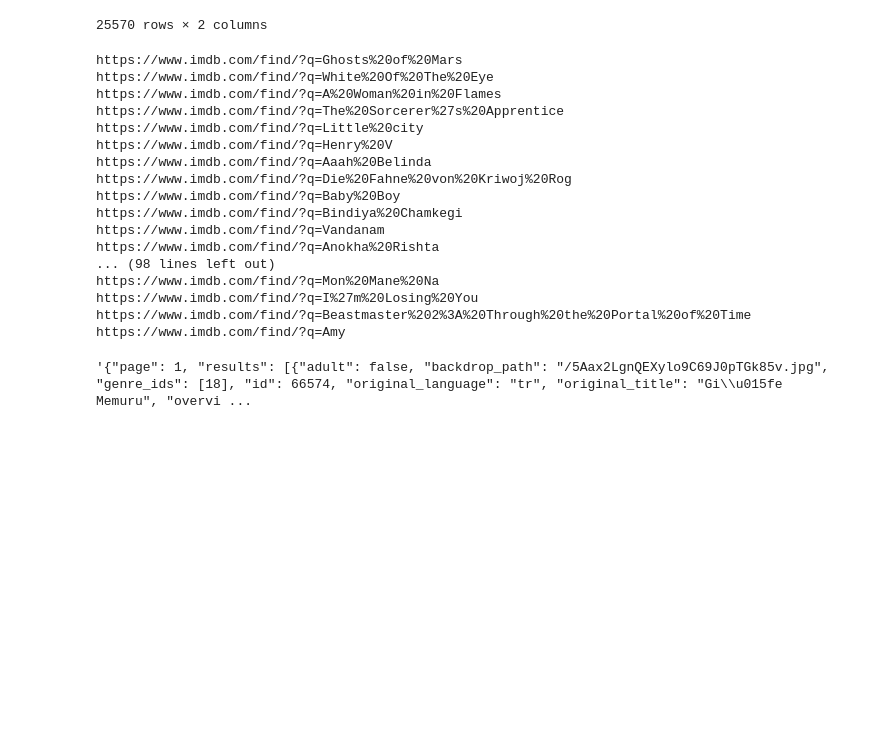
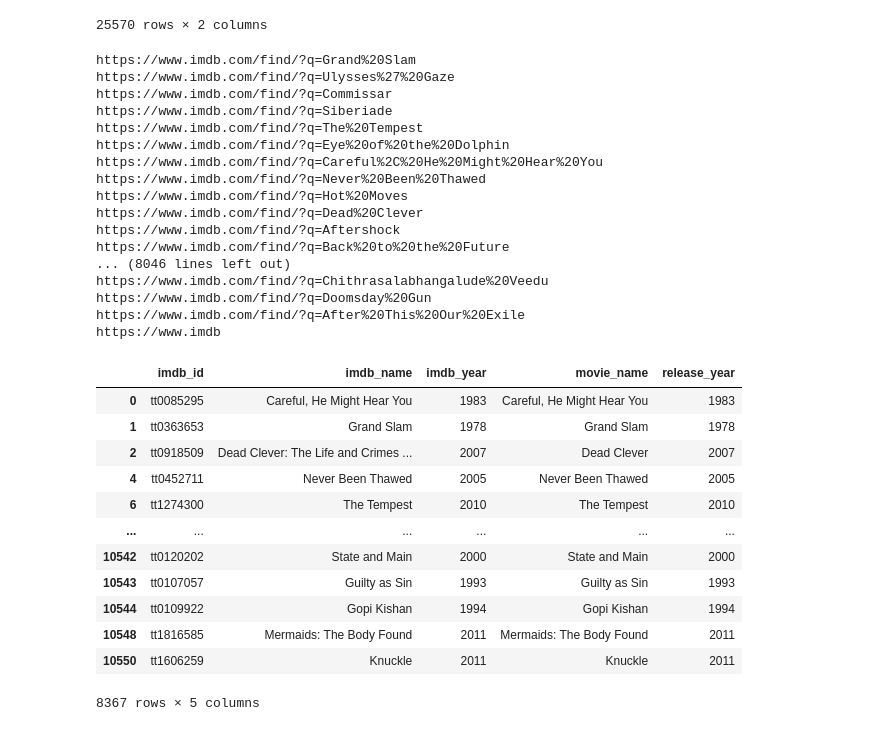
Before and after one commit to epfl-ada/ada-2023-project-biasbusters, a Jupyter notebook: imdb_keys.ipynb, the cells around one changed output. Saved outputs shown, nothing was run; the diff lists cells and outputs as text; code cells hidden in the pictures; blank space fills up the shorter version.

```diff
--- a/imdb_keys.ipynb
+++ b/imdb_keys.ipynb
@@ -24,7 +24,7 @@ df
 from concurrent.futures import ThreadPoolExecutor, as_completed
 
 results = []
-records = df.to_dict(orient='records')[0:15000]
+records = df.to_dict(orient='records')[15000:]
 failed = 0
 
 with ThreadPoolExecutor(max_workers=14) as executor:
@@ -38,22 +38,22 @@ with ThreadPoolExecutor(max_workers=14) as executor:
             failed += 1
 
 # Creating a new DataFrame from the processed data
-rottentomatoes_df = pd.DataFrame(results)
+imdb_keys_df = pd.DataFrame(results)
 # %% [output]
-https://www.imdb.com/find/?q=Ghosts%20of%20Mars
-https://www.imdb.com/find/?q=White%20Of%20The%20Eye
-https://www.imdb.com/find/?q=A%20Woman%20in%20Flames
-https://www.imdb.com/find/?q=The%20Sorcerer%27s%20Apprentice
-https://www.imdb.com/find/?q=Little%20city
-https://www.imdb.com/find/?q=Henry%20V
-https://www.imdb.com/find/?q=Aaah%20Belinda
-https://www.imdb.com/find/?q=Die%20Fahne%20von%20Kriwoj%20Rog
-https://www.imdb.com/find/?q=Baby%20Boy
-https://www.imdb.com/find/?q=Bindiya%20Chamkegi
-https://www.imdb.com/find/?q=Vandanam
-https://www.imdb.com/find/?q=Anokha%20Rishta
-... (98 lines left out)
-https://www.imdb.com/find/?q=Mon%20Mane%20Na
-https://www.imdb.com/find/?q=I%27m%20Losing%20You
-https://www.imdb.com/find/?q=Beastmaster%202%3A%20Through%20the%20Portal%20of%20Time
-https://www.imdb.com/find/?q=Amy
+https://www.imdb.com/find/?q=Grand%20Slam
+https://www.imdb.com/find/?q=Ulysses%27%20Gaze
+https://www.imdb.com/find/?q=Commissar
+https://www.imdb.com/find/?q=Siberiade
+https://www.imdb.com/find/?q=The%20Tempest
+https://www.imdb.com/find/?q=Eye%20of%20the%20Dolphin
+https://www.imdb.com/find/?q=Careful%2C%20He%20Might%20Hear%20You
+https://www.imdb.com/find/?q=Never%20Been%20Thawed
+https://www.imdb.com/find/?q=Hot%20Moves
+https://www.imdb.com/find/?q=Dead%20Clever
+https://www.imdb.com/find/?q=Aftershock
+https://www.imdb.com/find/?q=Back%20to%20the%20Future
+... (8046 lines left out)
+https://www.imdb.com/find/?q=Chithrasalabhangalude%20Veedu
+https://www.imdb.com/find/?q=Doomsday%20Gun
+https://www.imdb.com/find/?q=After%20This%20Our%20Exile
+https://www.imdb
@@ -68,6 +60,16 @@ https://www.imdb.com/find/?q=Amy
-# %%
-import json
-
-json.dumps({'page': 1, 'results': [{'adult': False, 'backdrop_path': '/5Aax2LgnQEXylo9C69J0pTGk85v.jpg', 'genre_ids': [18], 'id': 66574, 'original_language': 'tr', 'original_title': 'Gişe Memuru', 'overview': "Quiet and introverted toll booth clerk Kenan's life, a humdrum routine between the Tavsancik toll booth plaza and his home, will change the day the new operations chief comes to inspect Tavsancik.", 'popularity': 4.361, 'poster_path': '/goUG9dsxnJFld6PWwsD6KFjvBvT.jpg', 'release_date': '2011-05-06', 'title': 'Toll Booth', 'video': False, 'vote_average': 6.4, 'vote_count': 36}], 'total_pages': 1, 'total_results': 1})
-# %% [output]
-'{"page": 1, "results": [{"adult": false, "backdrop_path": "/5Aax2LgnQEXylo9C69J0pTGk85v.jpg", "genre_ids": [18], "id": 66574, "original_language": "tr", "original_title": "Gi\\u015fe Memuru", "overvi ...
+# %%
+imdb_keys_df[~imdb_keys_df['imdb_name'].isna()]
+# %% [output]
+|  | imdb_id | imdb_name | imdb_year | movie_name | release_year |
+| 0 | tt0085295 | Careful, He Might Hear You | 1983 | Careful, He Might Hear You | 1983 |
+| 1 | tt0363653 | Grand Slam | 1978 | Grand Slam | 1978 |
+| 2 | tt0918509 | Dead Clever: The Life and Crimes ... | 2007 | Dead Clever | 2007 |
+| 4 | tt0452711 | Never Been Thawed | 2005 | Never Been Thawed | 2005 |
+| 6 | tt1274300 | The Tempest | 2010 | The Tempest | 2010 |
+| ... | ... | ... | ... | ... | ... |
+| 10542 | tt0120202 | State and Main | 2000 | State and Main | 2000 |
+| 10543 | tt0107057 | Guilty as Sin | 1993 | Guilty as Sin | 1993 |
+| 10544 | tt0109922 | Gopi Kishan | 1994 | Gopi Kishan | 1994 |
+| 10548 | tt1816585 | Mermaids: The Body Found | 2011 | Mermaids: The Body Found | 2011 |
+| 10550 | tt1606259 | Knuckle | 2011 | Knuckle | 2011 |
+8367 rows × 5 columns
```
Also changed, not shown: parts of 4 cells of this notebook, 17 other files.
